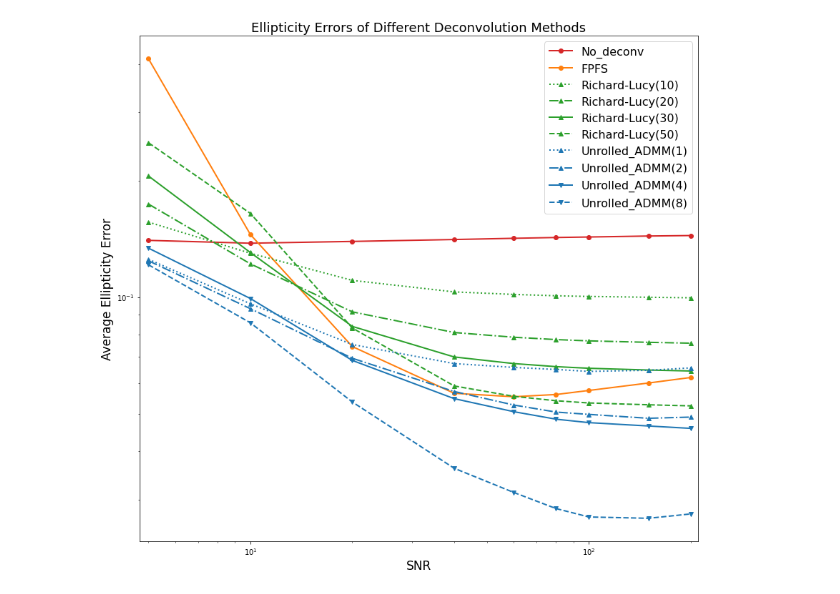
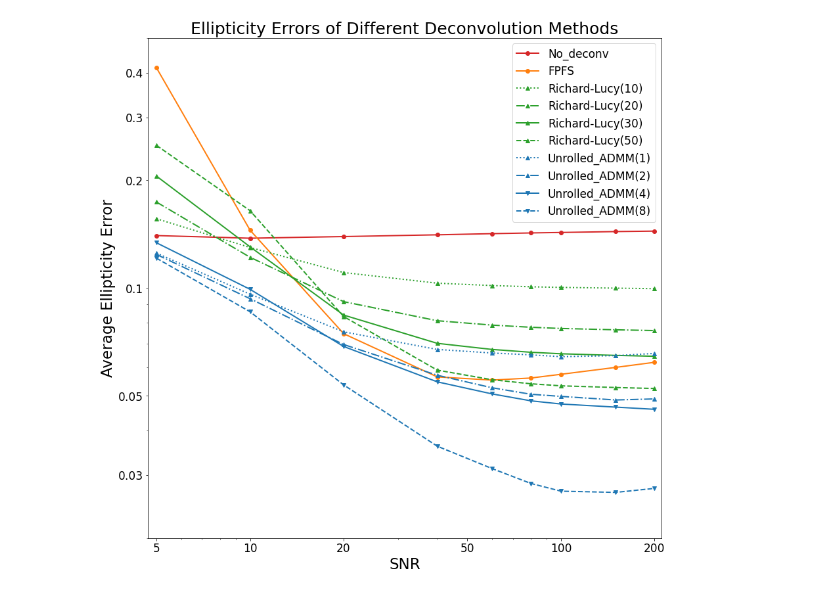
Before and after one commit to Lukeli0425/Galaxy-Deconv, a Jupyter notebook: error_snr.ipynb, the cells around one changed output. Drawn from its saved outputs; the diff is of its cells as text; code cells hidden in the pictures.

Commit message:
update plots

```diff
--- a/error_snr.ipynb
+++ b/error_snr.ipynb
@@ -16,32 +17,40 @@ methods = {'No_deconv':'-o',
            'Unrolled_ADMM(4)':'-v', 'Unrolled_ADMM(8)':'--v'}
 snrs = [5, 10, 20, 40, 60, 80, 100, 150, 200]
 # %%
-fig, ax1 = plt.subplots(figsize=(14,13), facecolor='white')
+fig, ax1 = plt.subplots(figsize=(14,14), facecolor='white')
 
 for method in methods:
     g_errs, g_stds = [], []
     results_file = os.path.join('results', method, f'results.json')
     with open(results_file, 'r') as f:
         results = json.load(f)
     if method == 'No_deconv':
         gt_shear = np.array(results['20']['gt_shear'])
     results.pop('time')
 
     for snr in snrs:
         rec_err = np.abs(np.array(results[str(snr)]['rec_shear']) - gt_shear)
         g_errs.append(np.mean(rec_err[:,2]))
         g_stds.append(np.std(rec_err[:,2]))
     color = 'tab:blue' if 'ADMM' in method else ('tab:green' if 'Richard-Lucy' in method else ('tab:orange' if method=='FPFS' else 'tab:red'))
-    plt.plot(snrs, g_errs, methods[method], label=method, color=color, linewidth=2)
+    ax1.plot(snrs, g_errs, methods[method], label=method, color=color, linewidth=2)
 
-plt.xlim([4.7, 210])
-plt.yscale('log')
-plt.xscale('log')
-plt.ylabel('Average Ellipticity Error', fontsize=17)
-plt.xlabel('SNR', fontsize=17)
-plt.legend(fontsize=16)
-plt.title('Ellipticity Errors of Different Deconvolution Methods', fontsize=18)
+ax1.set_ylim(0.02,0.5)
+ax1.set_yscale('log', base=10)
+ax1.set_yticks([0.03,0.05,0.1,0.2,0.3,0.4])
+ax1.set_yticklabels(['0.03','0.05','0.1','0.2','0.3','0.4'])
+ax1.set_ylabel('Average Ellipticity Error', fontsize=23)
+
+ax1.set_xlim([4.7, 210])
+ax1.set_xscale('log')
+ax1.set_xticks([5,10,20,50,100,200])
+ax1.set_xticklabels(['5','10','20','50','100','200'])
+ax1.set_xlabel('SNR', fontsize=23)
+
+plt.legend(fontsize=17)
+plt.tick_params(labelsize=17)
+plt.title('Ellipticity Errors of Different Deconvolution Methods', fontsize=25)
 plt.savefig(os.path.join('figures', f'err_snr.jpg'), bbox_inches='tight')
 plt.show()
 # %% [output]
-[figure, old version]
+[figure, new version]
```
Also changed, not shown: parts of 1 cell of this notebook, 5 other files.
